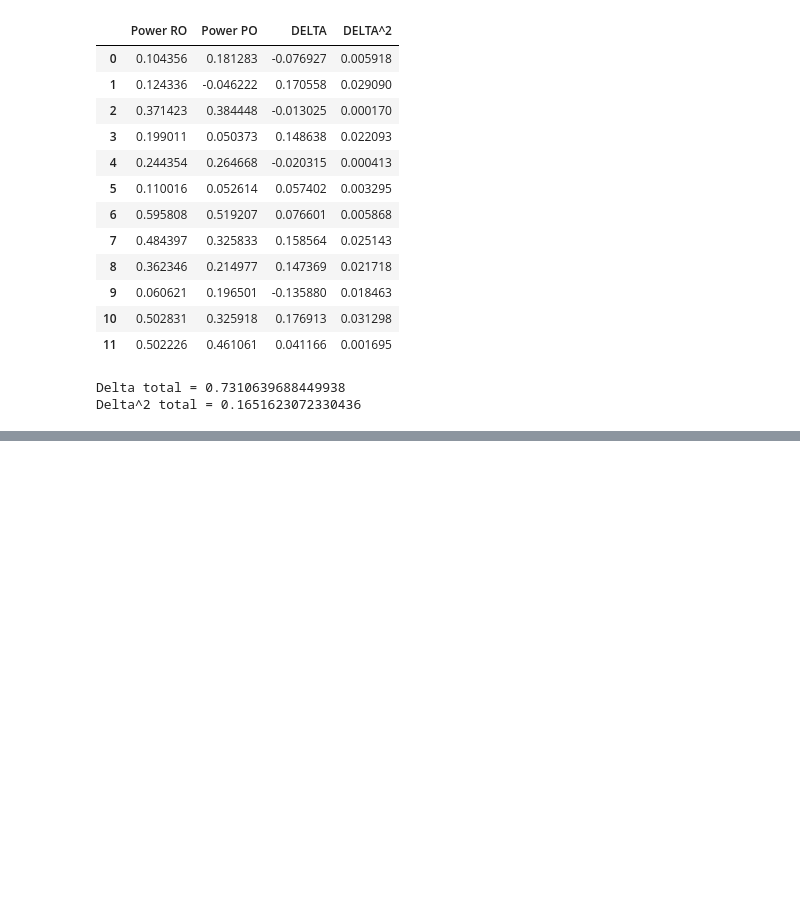
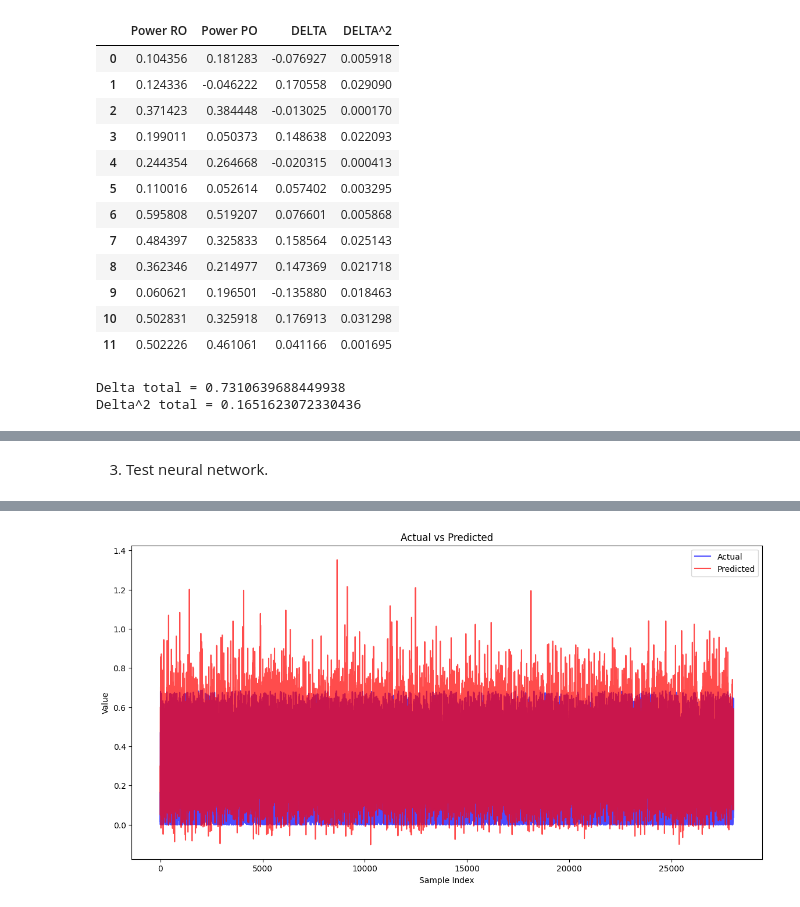
Before and after one commit to melalex/computational-intelligence, a Jupyter notebook: notebooks/wind_turbine_forecasting.ipynb, the cells around one changed output, grey strips where cells are left out. Drawn from its saved outputs; the diff is of its cells as text; code cells hidden in the pictures; blank space fills up the shorter version.

```diff
--- a/notebooks/wind_turbine_forecasting.ipynb
+++ b/notebooks/wind_turbine_forecasting.ipynb
@@ -361,0 +394,13 @@ Delta^2 total = 0.1651623072330436
+# %% [markdown]
+3. Test neural network.
+# %%
+y_predicted, _ = model.forward(x_test)
+
+print("loss = " + str(MEAN_SQUARED_ERROR.apply(y_test, y_predicted)))
+print(
+    "R2 score = "
+    + str(sklearn.metrics.r2_score(y_test.flatten(), y_predicted.flatten()))
+)
+
+plot_diff(y_test.flatten(), y_predicted.flatten())
+# %% [output]
@@ -361,0 +409 @@ Delta^2 total = 0.1651623072330436
+[figure, added]
```
Also changed, not shown: parts of 15 cells of this notebook, 26 other files.
